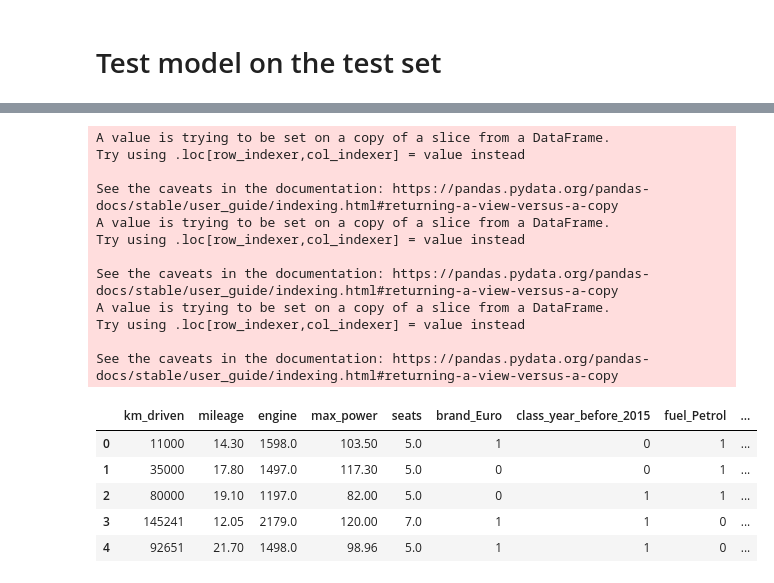
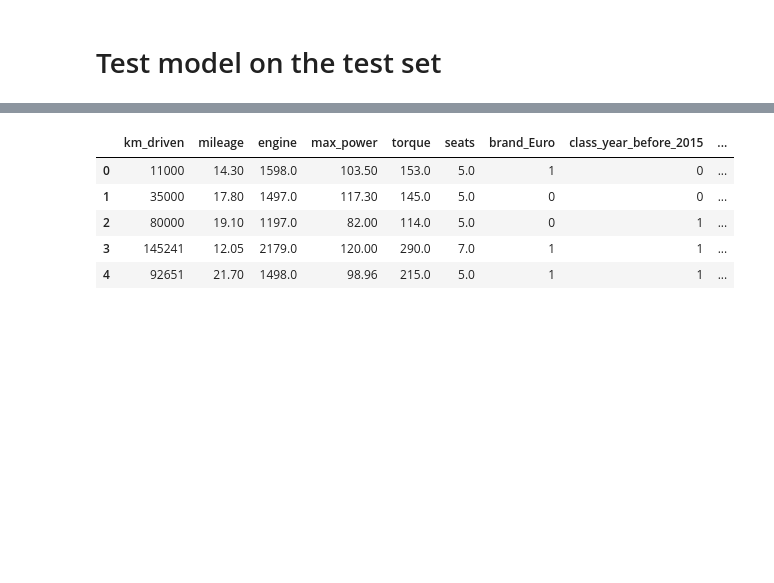
Before and after one commit to KieuSonTung/Data_Preparation, a Jupyter notebook: DataPreparationFinal/Data_Preparation_Final_XGB.ipynb, the cells around one changed output, grey strips where cells are left out. Drawn from its saved outputs; the diff is of its cells as text; code cells hidden in the pictures; blank space fills up the shorter version.

```diff
--- a/DataPreparationFinal/Data_Preparation_Final_XGB.ipynb
+++ b/DataPreparationFinal/Data_Preparation_Final_XGB.ipynb
@@ -158,3 +153,0 @@ Since there are a lot of variations and some observations don't have measuring u
-# %%
-train.drop(columns='torque', inplace=True)
-train.head()
@@ -557,52 +613,56 @@ test['mileage'] = test['mileage'].apply(lambda x: float(x.split()[0]) if str(x).
 test.mileage = test.mileage.replace(0, mean_mil)
 
 # Transmission
 Trans2 = test[['transmission']]
 Trans2 = pd.get_dummies(Trans2, drop_first=True)
 
 # Engine
 df['engine'] = df['engine'].apply(lambda x: float(x.split()[0]))
 mean_en = np.mean(df.engine)
 
 test.engine = test.engine.fillna('0 CC')
 test['engine'] = test['engine'].apply(lambda x: float(x.split()[0]))
 test.engine = test.engine.replace(0, mean_en)
 
 # Max Power
 df['max_power'] = df['max_power'].apply(lambda x: float(x.split()[0]))
 mean_mp = np.mean(df.max_power)
 
 test.max_power = test.max_power.fillna('0')
 test.max_power = test.max_power.apply(lambda x: float(x.split()[0]))
 test.max_power = test.max_power.replace(0, mean_mp)
 
 # Seats
 test.seats = test.seats.fillna(np.random.random_integers(10))
 
+# Torque
+import re
+
+test.torque = test.torque.fillna('0')
+
+test['torque'] = test['torque'].str.replace(',','.')
+for i in range(test.shape[0]):
+    torque, rpm = torque_processing(test['torque'].iloc[i])
+    test.at[i, 'torque'] = torque
+    test.at[i, 'rpm'] = rpm
+
+test.torque = test.torque.apply(lambda x: float(x))
+df = test.copy()
+mean_torque = df[df.torque!=0].torque.mean()
+test.torque = test.torque.replace(0, mean_torque)
+
 # Final test dataset
-test.drop(columns={'Id','torque', 'name', 'year', 'fuel', 'seller_type', 'transmission', 'owner', 'brand', 'class_year'}, inplace=True)
+test.drop(columns={'Id', 'name', 'year', 'fuel', 'seller_type', 'transmission', 'owner', 'brand', 'class_year', 'rpm'}, inplace=True)
 ftest = pd.concat([test, Brand2, Year2, Fuel2, Seller2, Owner2], axis=1)
 
 ftest.head()
 # %% [output]
-A value is trying to be set on a copy of a slice from a DataFrame.
-Try using .loc[row_indexer,col_indexer] = value instead
-
-See the caveats in the documentation: https://pandas.pydata.org/pandas-docs/stable/user_guide/indexing.html#returning-a-view-versus-a-copy
-A value is trying to be set on a copy of a slice from a DataFrame.
-Try using .loc[row_indexer,col_indexer] = value instead
-
-See the caveats in the documentation: https://pandas.pydata.org/pandas-docs/stable/user_guide/indexing.html#returning-a-view-versus-a-copy
-A value is trying to be set on a copy of a slice from a DataFrame.
-Try using .loc[row_indexer,col_indexer] = value instead
-
-See the caveats in the documentation: https://pandas.pydata.org/pandas-docs/stable/user_guide/indexing.html#returning-a-view-versus-a-copy
-|  | km_driven | mileage | engine | max_power | seats | brand_Euro | class_year_before_2015 | fuel_Petrol | ... |
-| 0 | 11000 | 14.30 | 1598.0 | 103.50 | 5.0 | 1 | 0 | 1 | ... |
-| 1 | 35000 | 17.80 | 1497.0 | 117.30 | 5.0 | 0 | 0 | 1 | ... |
-| 2 | 80000 | 19.10 | 1197.0 | 82.00 | 5.0 | 0 | 1 | 1 | ... |
-| 3 | 145241 | 12.05 | 2179.0 | 120.00 | 7.0 | 1 | 1 | 0 | ... |
-| 4 | 92651 | 21.70 | 1498.0 | 98.96 | 5.0 | 1 | 1 | 0 | ... |
+|  | km_driven | mileage | engine | max_power | torque | seats | brand_Euro | class_year_before_2015 | ... |
+| 0 | 11000 | 14.30 | 1598.0 | 103.50 | 153.0 | 5.0 | 1 | 0 | ... |
+| 1 | 35000 | 17.80 | 1497.0 | 117.30 | 145.0 | 5.0 | 0 | 0 | ... |
+| 2 | 80000 | 19.10 | 1197.0 | 82.00 | 114.0 | 5.0 | 0 | 1 | ... |
+| 3 | 145241 | 12.05 | 2179.0 | 120.00 | 290.0 | 7.0 | 1 | 1 | ... |
+| 4 | 92651 | 21.70 | 1498.0 | 98.96 | 215.0 | 5.0 | 1 | 1 | ... |
 # %%
 ftest.info()
 # %% [output]
```
Also changed, not shown: parts of 21 cells of this notebook.
